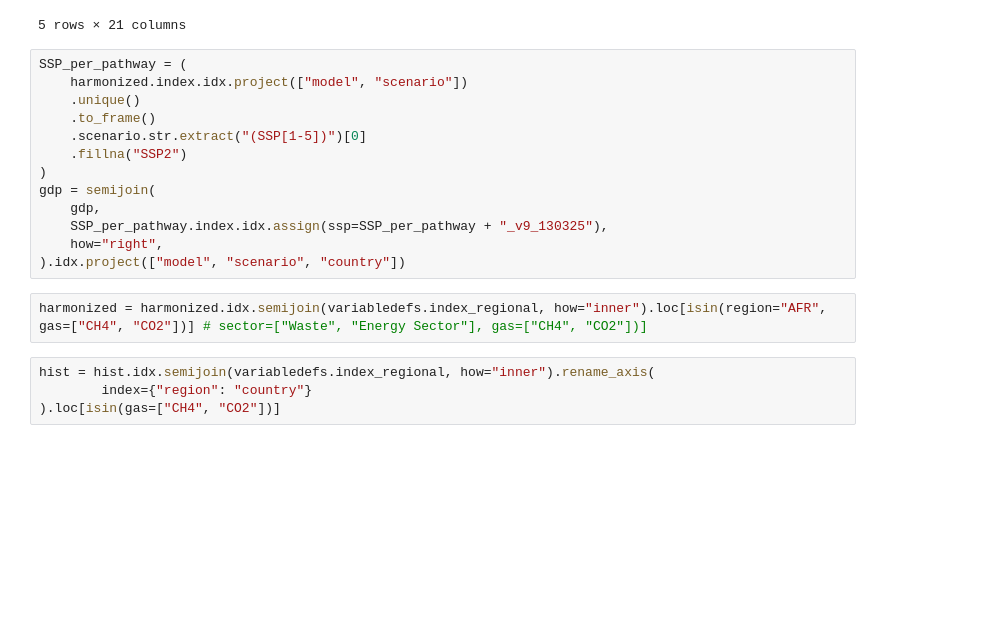
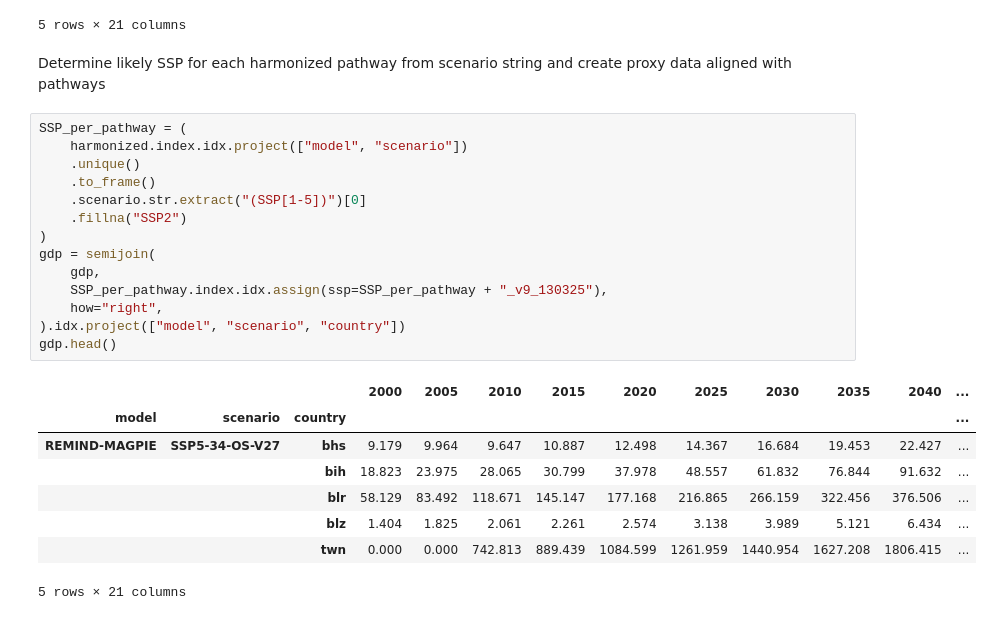
Before and after one commit to jkikstra/concordia, a Jupyter notebook: notebooks/workflow.ipynb, the cells around one changed output. Cells and saved outputs as stored; diff of their text form; blank space fills up the shorter version.

```diff
--- a/notebooks/workflow.ipynb
+++ b/notebooks/workflow.ipynb
@@ -372,23 +232,29 @@ gdp.head()
 |  | blz | 1.404 | 1.825 | 2.061 | 2.266 | 2.592 | 3.141 | 3.903 | 4.861 | 5.977 | 7.218 | ... |
 |  | twn | 0.000 | 0.000 | 742.813 | 889.439 | 1073.988 | 1208.735 | 1321.155 | 1424.861 | 1513.084 | 1570.705 | ... |
 5 rows × 21 columns
+# %% [markdown]
+Determine likely SSP for each harmonized pathway from scenario string and create proxy data aligned with pathways
 # %%
 SSP_per_pathway = (
     harmonized.index.idx.project(["model", "scenario"])
     .unique()
     .to_frame()
     .scenario.str.extract("(SSP[1-5])")[0]
     .fillna("SSP2")
 )
 gdp = semijoin(
     gdp,
     SSP_per_pathway.index.idx.assign(ssp=SSP_per_pathway + "_v9_130325"),
     how="right",
 ).idx.project(["model", "scenario", "country"])
+gdp.head()
+# %% [output]
+|  |  |  | 2000 | 2005 | 2010 | 2015 | 2020 | 2025 | 2030 | 2035 | 2040 | ... |
+| model | scenario | country |  |  |  |  |  |  |  |  |  | ... |
+| REMIND-MAGPIE | SSP5-34-OS-V27 | bhs | 9.179 | 9.964 | 9.647 | 10.887 | 12.498 | 14.367 | 16.684 | 19.453 | 22.427 | ... |
+|  |  | bih | 18.823 | 23.975 | 28.065 | 30.799 | 37.978 | 48.557 | 61.832 | 76.844 | 91.632 | ... |
+|  |  | blr | 58.129 | 83.492 | 118.671 | 145.147 | 177.168 | 216.865 | 266.159 | 322.456 | 376.506 | ... |
+|  |  | blz | 1.404 | 1.825 | 2.061 | 2.261 | 2.574 | 3.138 | 3.989 | 5.121 | 6.434 | ... |
+|  |  | twn | 0.000 | 0.000 | 742.813 | 889.439 | 1084.599 | 1261.959 | 1440.954 | 1627.208 | 1806.415 | ... |
+5 rows × 21 columns
-# %%
-harmonized = harmonized.idx.semijoin(variabledefs.index_regional, how="inner").loc[isin(region="AFR", gas=["CH4", "CO2"])] # sector=["Waste", "Energy Sector"], gas=["CH4", "CO2"])]
-# %%
-hist = hist.idx.semijoin(variabledefs.index_regional, how="inner").rename_axis(
-        index={"region": "country"}
-).loc[isin(gas=["CH4", "CO2"])]
 # %%
```
Also changed, not shown: parts of 32 cells of this notebook, 8 other files.
